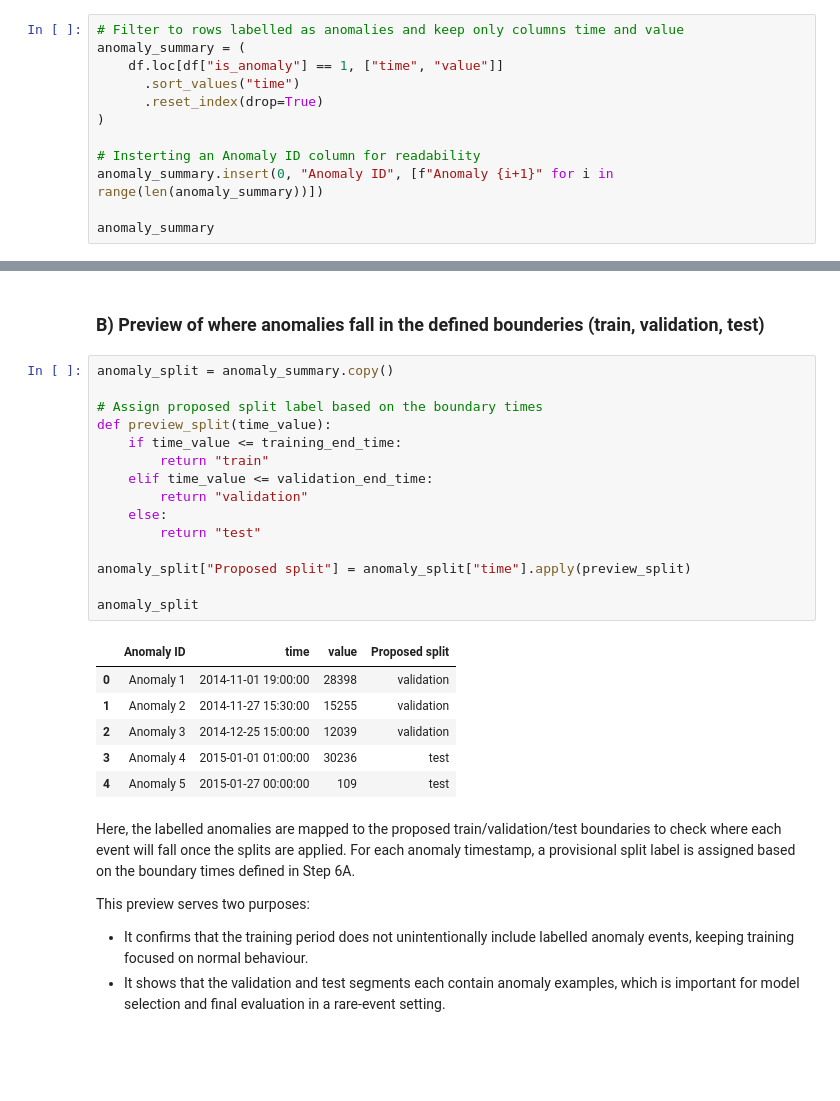
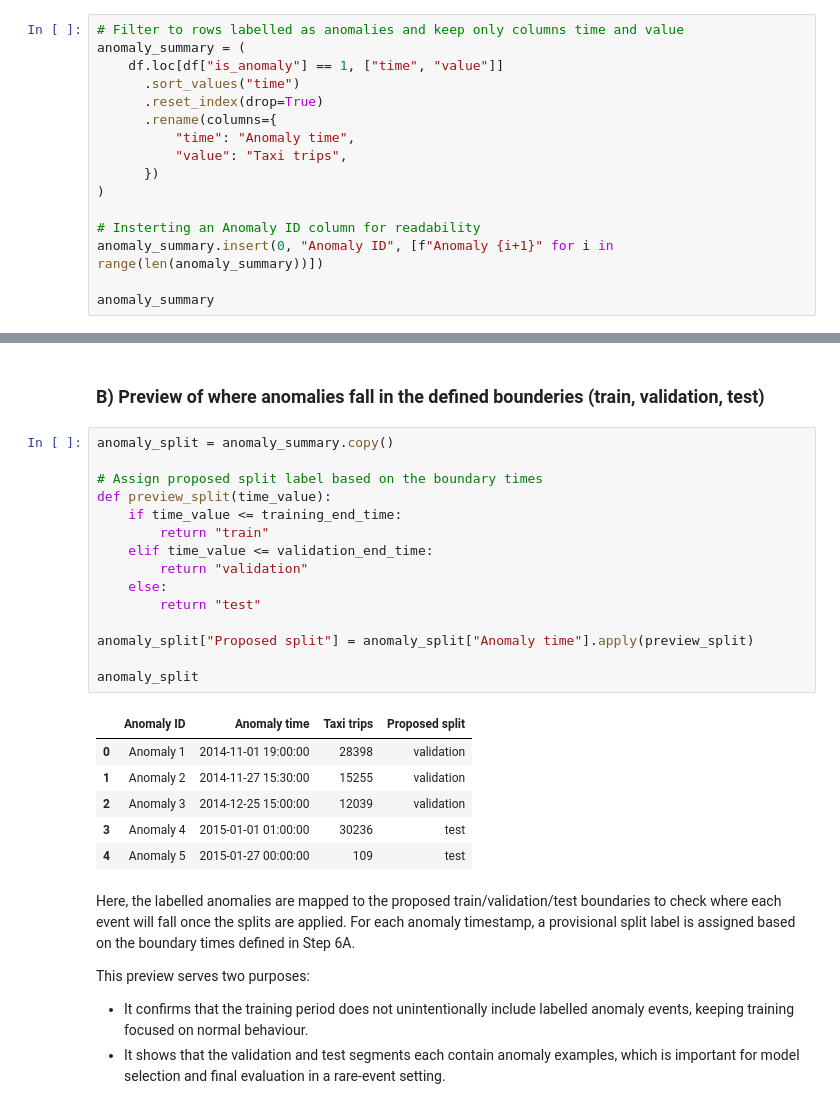
Before and after one commit to Nandipha996/Anomaly-Detection-Research, a Jupyter notebook: notebooks/02_preprocessing_nyc_taxi.ipynb, the cells around one changed output, grey strips where cells are left out. Drawn from its saved outputs; the diff is of its cells as text; blank space fills up the shorter version.

```diff
--- a/notebooks/02_preprocessing_nyc_taxi.ipynb
+++ b/notebooks/02_preprocessing_nyc_taxi.ipynb
@@ -267,6 +267,10 @@ anomaly_summary = (
     df.loc[df["is_anomaly"] == 1, ["time", "value"]]
       .sort_values("time")
       .reset_index(drop=True)
+      .rename(columns={
+          "time": "Anomaly time",
+          "value": "Taxi trips",
+      })
 )
 
 # Insterting an Anomaly ID column for readability
@@ -375,20 +379,20 @@ later reference in the methodology chapter.
 # %%
 anomaly_split = anomaly_summary.copy()
 
 # Assign proposed split label based on the boundary times
 def preview_split(time_value):
     if time_value <= training_end_time:
         return "train"
     elif time_value <= validation_end_time:
         return "validation"
     else:
         return "test"
 
-anomaly_split["Proposed split"] = anomaly_split["time"].apply(preview_split)
+anomaly_split["Proposed split"] = anomaly_split["Anomaly time"].apply(preview_split)
 
 anomaly_split
 # %% [output]
-|  | Anomaly ID | time | value | Proposed split |
+|  | Anomaly ID | Anomaly time | Taxi trips | Proposed split |
 | 0 | Anomaly 1 | 2014-11-01 19:00:00 | 28398 | validation |
 | 1 | Anomaly 2 | 2014-11-27 15:30:00 | 15255 | validation |
 | 2 | Anomaly 3 | 2014-12-25 15:00:00 | 12039 | validation |
```
Also changed, not shown: parts of 4 cells of this notebook.
